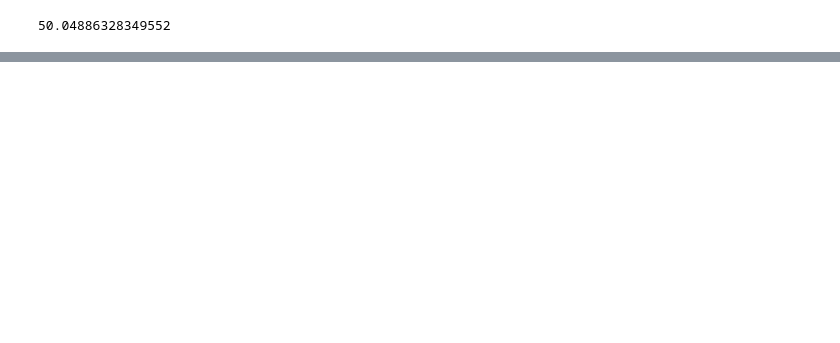
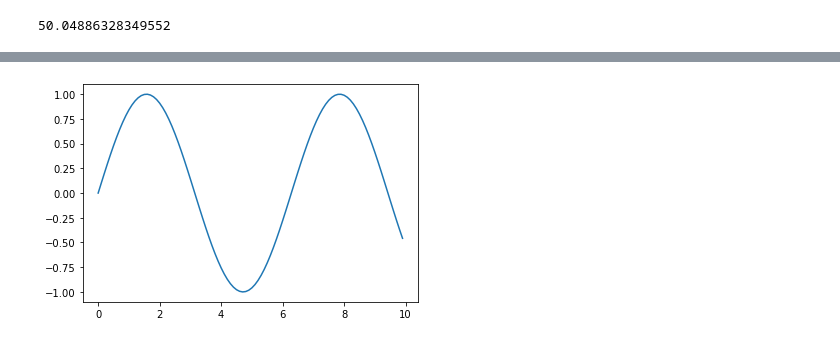
Before and after one commit to BR0B0T/Something, a Jupyter notebook: Stats_MLM.ipynb, the cells around one changed output, grey strips where cells are left out. Saved outputs shown, nothing was run; the diff lists cells and outputs as text; code cells hidden in the pictures; blank space fills up the shorter version.

```diff
--- a/Stats_MLM.ipynb
+++ b/Stats_MLM.ipynb
@@ -63,0 +128,6 @@ mean
+# %%
+x = [x * 0.1 for x in range(100)]
+y = np.sin(x)
+plt.plot(x, y);
+# %% [output]
+[figure, added]
```
Also changed, not shown: parts of 19 cells of this notebook.
